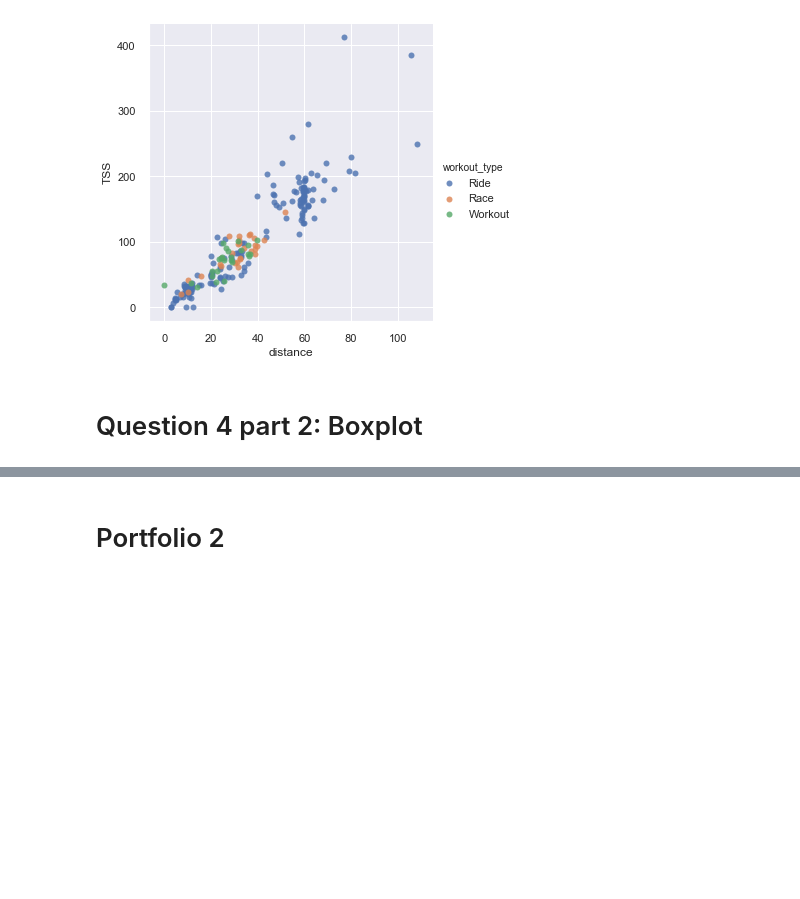
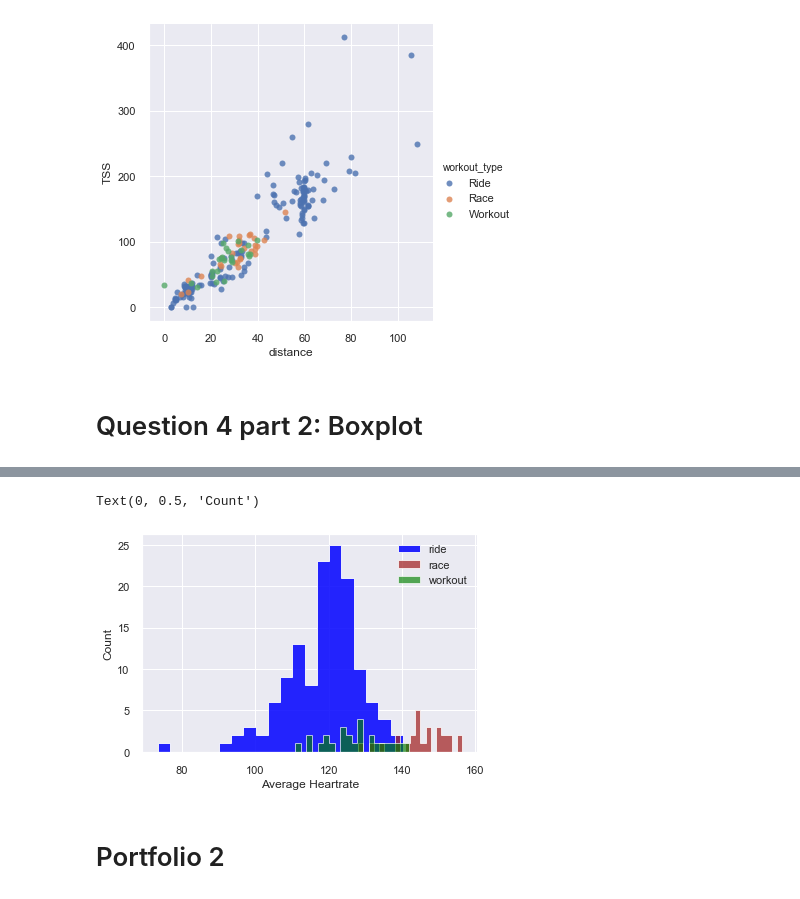
Before and after one commit to TaigaDesu/portfolio-2019-master, a Jupyter notebook: Portfolio.ipynb, the cells around one changed output, grey strips where cells are left out. Saved outputs shown, nothing was run; the diff lists cells and outputs as text; code cells hidden in the pictures; blank space fills up the shorter version.

```diff
--- a/Portfolio.ipynb
+++ b/Portfolio.ipynb
@@ -232,3 +268,19 @@ ax = sns.boxplot(x="workout_type", y="average_heartrate", data=df, hue ='workout
+# %%
+# initialise new variables to the specific workout type under average_heartrate
+ride_average_h = ride['average_heartrate']
+race_average_h = race['average_heartrate']
+workout_average_h = workout['average_heartrate']
+
+# plot combined histogram for average heartrate
+ride_average_h.hist(density=0, histtype='stepfilled', color='blue', bins =20, label='ride', alpha = 0.85)
+race_average_h .hist(density=0, histtype='stepfilled', color='brown', bins =20, label='race',alpha = 0.75)
+workout_average_h.hist(density=0, histtype='stepfilled', color='green', bins =20, label='workout',alpha=0.65)
+plt.legend(loc='best')
+plt.xlabel('Average Heartrate')
+plt.ylabel('Count')
+# %% [output]
+Text(0, 0.5, 'Count')
+[figure, added]
 # %% [markdown]
 # Portfolio 2
 # %% [markdown]
```
Also changed, not shown: parts of 27 cells of this notebook.
